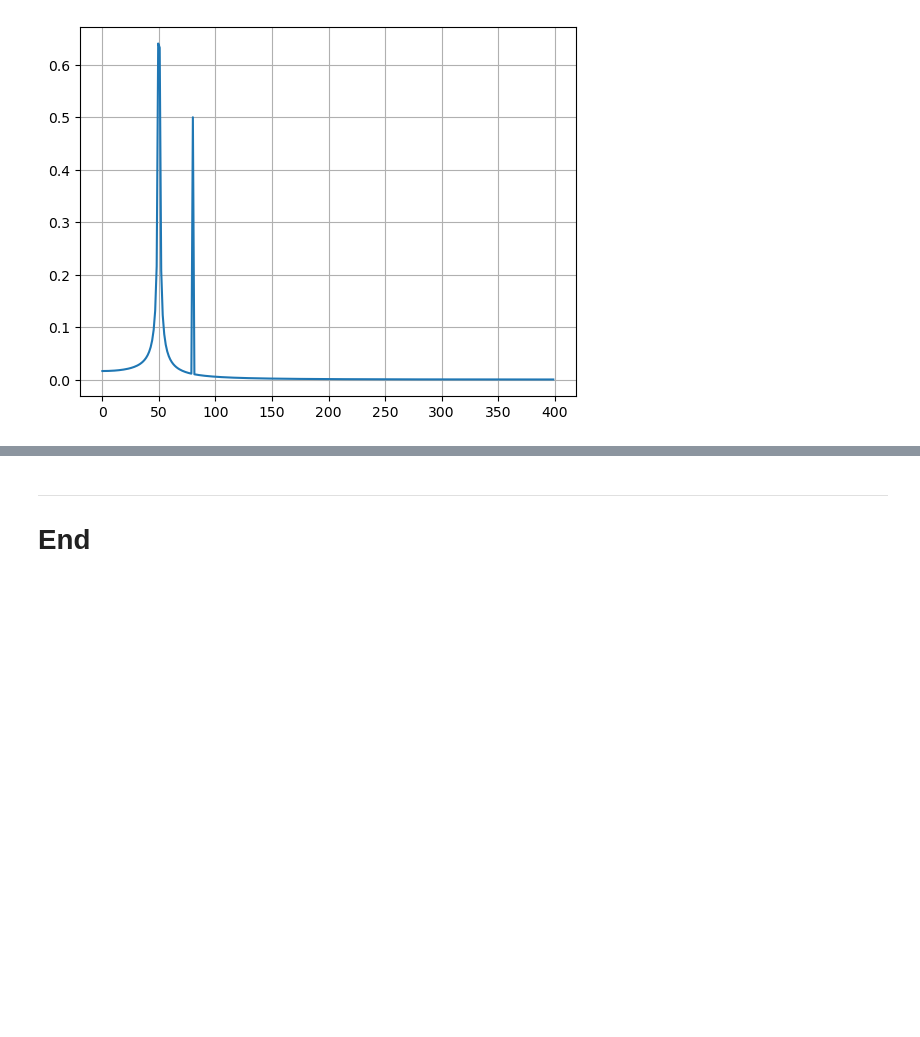
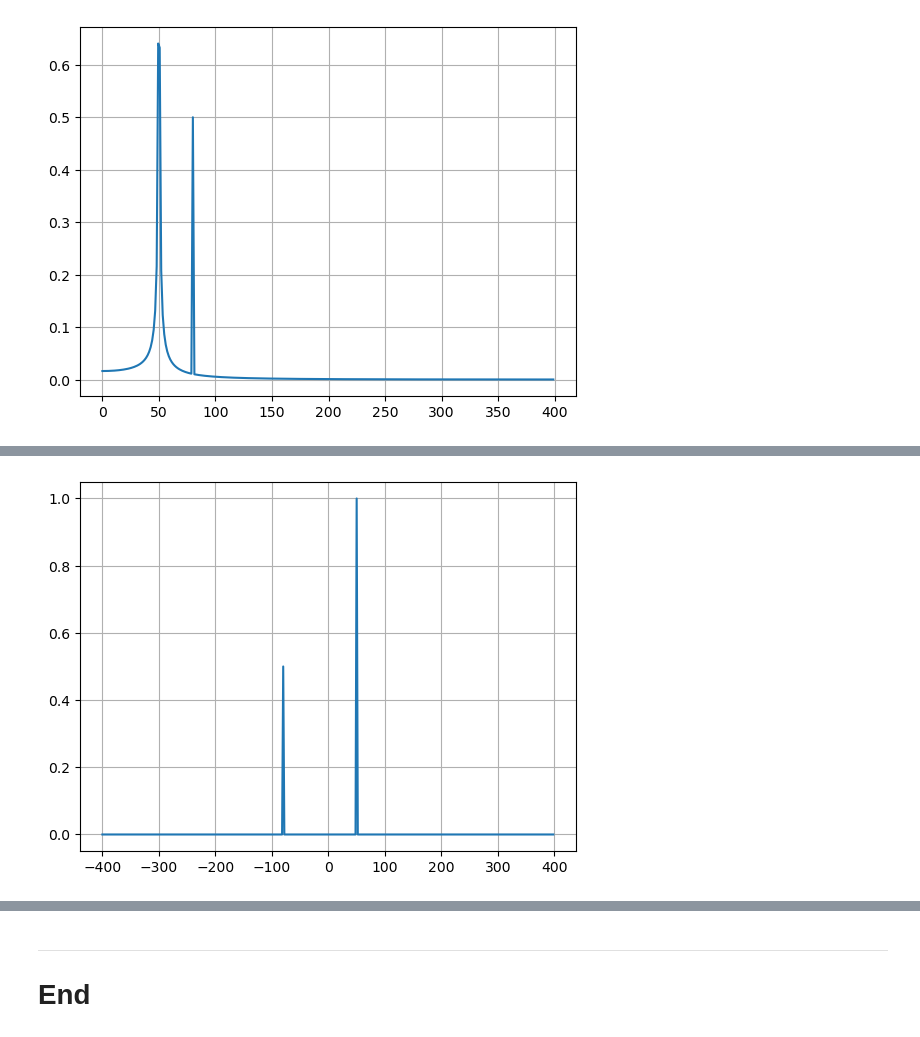
Before and after one commit to Rshocks/EmergingTechnology, a Jupyter notebook: content/04)Fourier Transforms.ipynb, the cells around one changed output, grey strips where cells are left out. Saved outputs shown, nothing was run; the diff lists cells and outputs as text; code cells hidden in the pictures; blank space fills up the shorter version.

```diff
--- a/content/04)Fourier Transforms.ipynb
+++ b/content/04)Fourier Transforms.ipynb
@@ -405,0 +441,32 @@ plt.show()
+# %%
+# .ffshift shifts zero frequency to centre of the spectrum
+from scipy.fft import fftshift
+
+# number of signal points
+N = 400
+
+# sample spacing
+T = 1.0 / 800.0
+
+# linspace creates numeric sequences
+x = np.linspace(0.0, N*T, N, endpoint=False)
+
+# exp helps calculate the exponential elements of a given array
+y = np.exp(50.0 * 1.j * 2.0*np.pi*x) + 0.5*np.exp(-80.0 * 1.j * 2.0*np.pi*x)
+
+# using .ffy algorithm for fast Fourier transform
+yf = fft(y)
+
+# .fftfreq returns Discrete Fourier Transform and its frequencies
+xf = fftfreq(N, T)
+
+# .ffshift shifts zero frequency to centre of the spectrum
+xf = fftshift(xf)
+yplot = fftshift(yf)
+
+# Plotting
+plt.plot(xf, 1.0/N * np.abs(yplot))
+plt.grid()
+plt.show()
+# %% [output]
+[figure, added]
```
Also changed, not shown: parts of 10 cells of this notebook.
